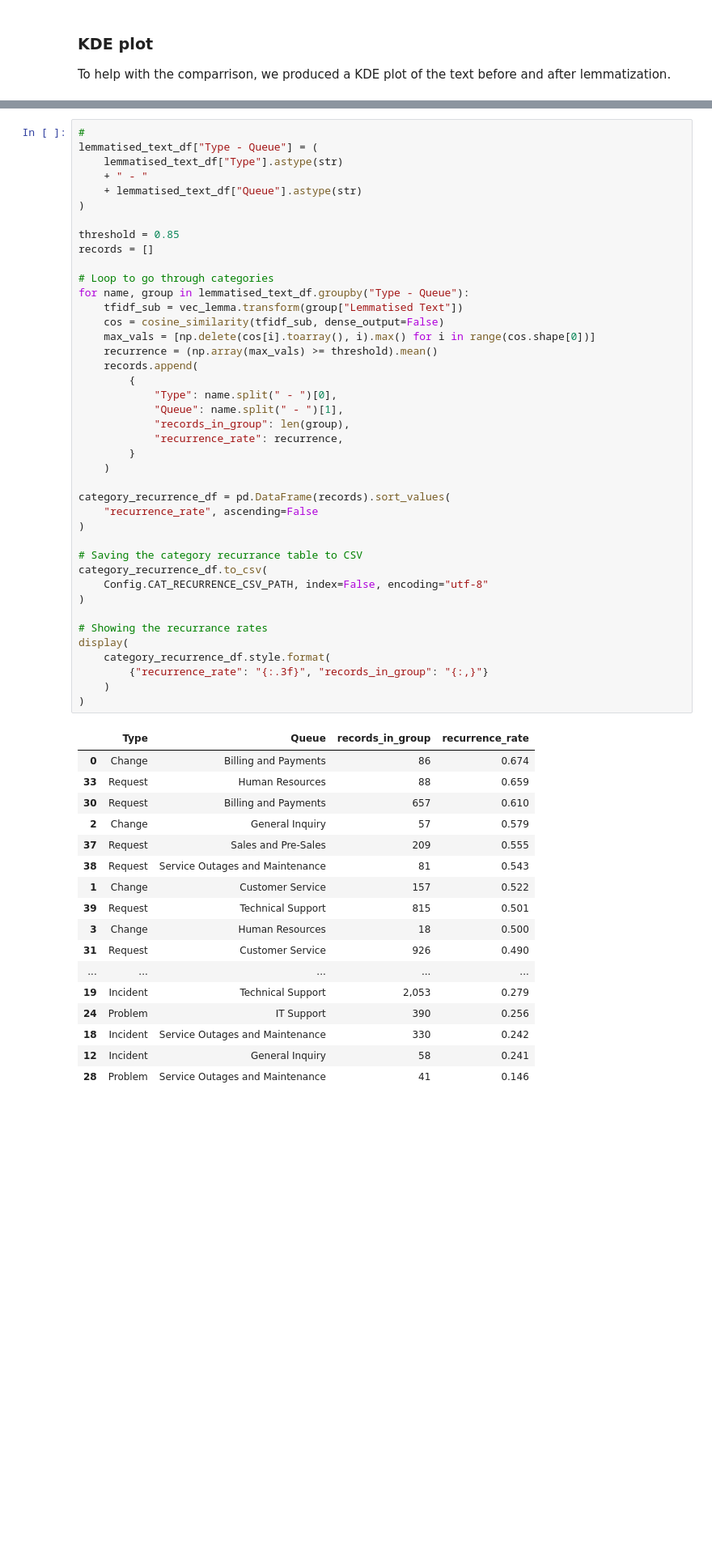
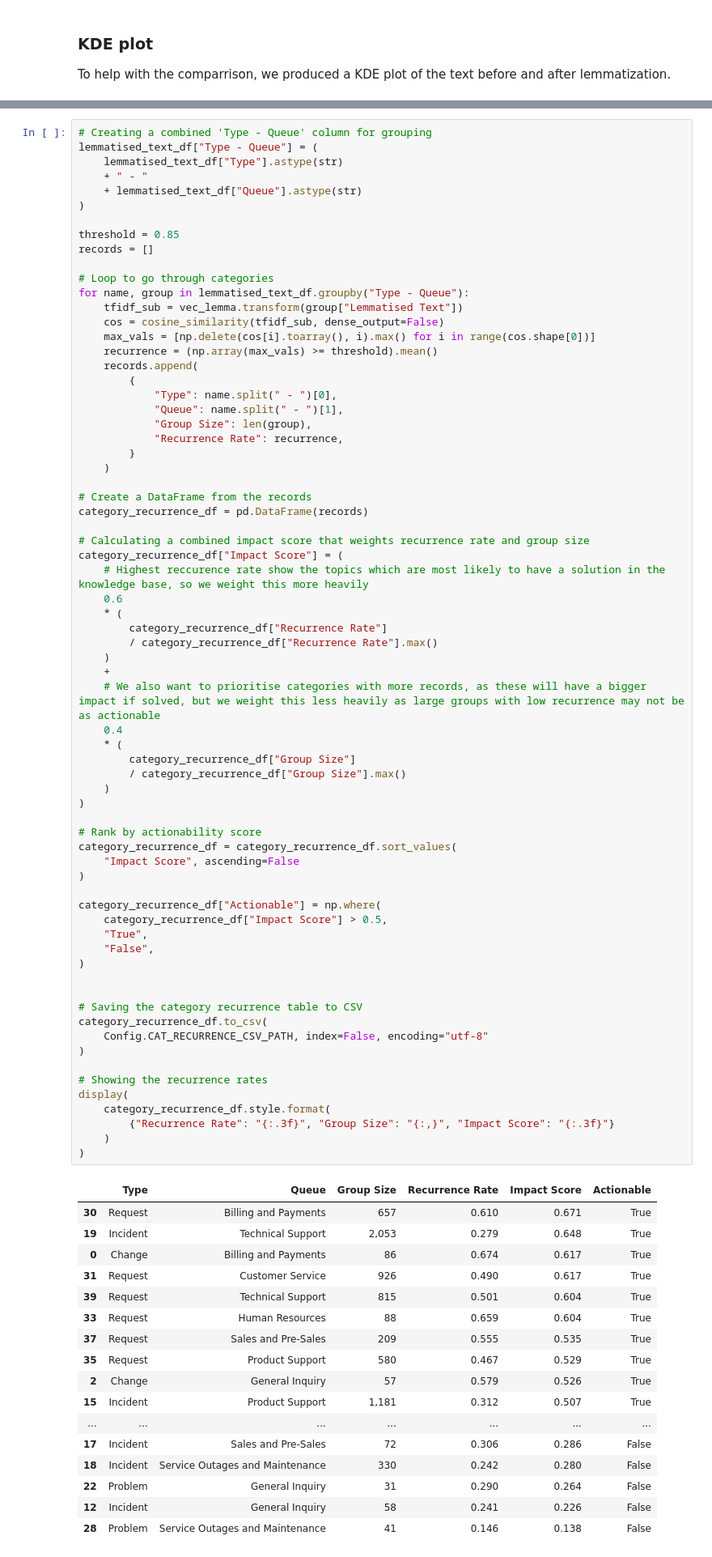
Before and after one commit to David-Golacis/IT-Support-Dashboard, a Jupyter notebook: Notebooks/02_Text_Lemmatisation.ipynb, the cells around one changed output, grey strips where cells are left out. Shown at 81% size. Saved outputs shown, nothing was run; the diff lists cells and outputs as text; blank space fills up the shorter version.

```diff
--- a/Notebooks/02_Text_Lemmatisation.ipynb
+++ b/Notebooks/02_Text_Lemmatisation.ipynb
@@ -431,61 +481,89 @@ lemmatised_text_df
 # %%
-#
+# Creating a combined 'Type - Queue' column for grouping
 lemmatised_text_df["Type - Queue"] = (
     lemmatised_text_df["Type"].astype(str)
     + " - "
     + lemmatised_text_df["Queue"].astype(str)
 )
 
 threshold = 0.85
 records = []
 
 # Loop to go through categories
 for name, group in lemmatised_text_df.groupby("Type - Queue"):
     tfidf_sub = vec_lemma.transform(group["Lemmatised Text"])
     cos = cosine_similarity(tfidf_sub, dense_output=False)
     max_vals = [np.delete(cos[i].toarray(), i).max() for i in range(cos.shape[0])]
     recurrence = (np.array(max_vals) >= threshold).mean()
     records.append(
         {
             "Type": name.split(" - ")[0],
             "Queue": name.split(" - ")[1],
-            "records_in_group": len(group),
-            "recurrence_rate": recurrence,
+            "Group Size": len(group),
+            "Recurrence Rate": recurrence,
         }
     )
 
-category_recurrence_df = pd.DataFrame(records).sort_values(
-    "recurrence_rate", ascending=False
+# Create a DataFrame from the records
+category_recurrence_df = pd.DataFrame(records)
+
+# Calculating a combined impact score that weights recurrence rate and group size
+category_recurrence_df["Impact Score"] = (
+    # Highest reccurence rate show the topics which are most likely to have a solution in the knowledge base, so we weight this more heavily
+    0.6
+    * (
+        category_recurrence_df["Recurrence Rate"]
+        / category_recurrence_df["Recurrence Rate"].max()
+    )
+    +
+    # We also want to prioritise categories with more records, as these will have a bigger impact if solved, but we weight this less heavily as large groups with low recurrence may not be as actionable
+    0.4
+    * (
+        category_recurrence_df["Group Size"]
+        / category_recurrence_df["Group Size"].max()
+    )
 )
 
-# Saving the category recurrance table to CSV
+# Rank by actionability score
+category_recurrence_df = category_recurrence_df.sort_values(
+    "Impact Score", ascending=False
+)
+
+category_recurrence_df["Actionable"] = np.where(
+    category_recurrence_df["Impact Score"] > 0.5,
+    "True",
+    "False",
+)
+
+
+# Saving the category recurrence table to CSV
 category_recurrence_df.to_csv(
     Config.CAT_RECURRENCE_CSV_PATH, index=False, encoding="utf-8"
 )
 
-# Showing the recurrance rates
+# Showing the recurrence rates
 display(
     category_recurrence_df.style.format(
-        {"recurrence_rate": "{:.3f}", "records_in_group": "{:,}"}
+        {"Recurrence Rate": "{:.3f}", "Group Size": "{:,}", "Impact Score": "{:.3f}"}
     )
 )
 # %% [output]
-|  | Type | Queue | records_in_group | recurrence_rate |
-| 0 | Change | Billing and Payments | 86 | 0.674 |
-| 33 | Request | Human Resources | 88 | 0.659 |
-| 30 | Request | Billing and Payments | 657 | 0.610 |
-| 2 | Change | General Inquiry | 57 | 0.579 |
-| 37 | Request | Sales and Pre-Sales | 209 | 0.555 |
-| 38 | Request | Service Outages and Maintenance | 81 | 0.543 |
-| 1 | Change | Customer Service | 157 | 0.522 |
-| 39 | Request | Technical Support | 815 | 0.501 |
-| 3 | Change | Human Resources | 18 | 0.500 |
-| 31 | Request | Customer Service | 926 | 0.490 |
-| ... | ... | ... | ... | ... |
-| 19 | Incident | Technical Support | 2,053 | 0.279 |
-| 24 | Problem | IT Support | 390 | 0.256 |
-| 18 | Incident | Service Outages and Maintenance | 330 | 0.242 |
-| 12 | Incident | General Inquiry | 58 | 0.241 |
-| 28 | Problem | Service Outages and Maintenance | 41 | 0.146 |
+|  | Type | Queue | Group Size | Recurrence Rate | Impact Score | Actionable |
+| 30 | Request | Billing and Payments | 657 | 0.610 | 0.671 | True |
+| 19 | Incident | Technical Support | 2,053 | 0.279 | 0.648 | True |
+| 0 | Change | Billing and Payments | 86 | 0.674 | 0.617 | True |
+| 31 | Request | Customer Service | 926 | 0.490 | 0.617 | True |
+| 39 | Request | Technical Support | 815 | 0.501 | 0.604 | True |
+| 33 | Request | Human Resources | 88 | 0.659 | 0.604 | True |
+| 37 | Request | Sales and Pre-Sales | 209 | 0.555 | 0.535 | True |
+| 35 | Request | Product Support | 580 | 0.467 | 0.529 | True |
+| 2 | Change | General Inquiry | 57 | 0.579 | 0.526 | True |
+| 15 | Incident | Product Support | 1,181 | 0.312 | 0.507 | True |
+| ... | ... | ... | ... | ... | ... | ... |
+| 17 | Incident | Sales and Pre-Sales | 72 | 0.306 | 0.286 | False |
+| 18 | Incident | Service Outages and Maintenance | 330 | 0.242 | 0.280 | False |
+| 22 | Problem | General Inquiry | 31 | 0.290 | 0.264 | False |
+| 12 | Incident | General Inquiry | 58 | 0.241 | 0.226 | False |
+| 28 | Problem | Service Outages and Maintenance | 41 | 0.146 | 0.138 | False |
 # %% [markdown]
 ### Category recurrence visuals
```
Also changed, not shown: parts of 40 cells of this notebook, 27 other files.
